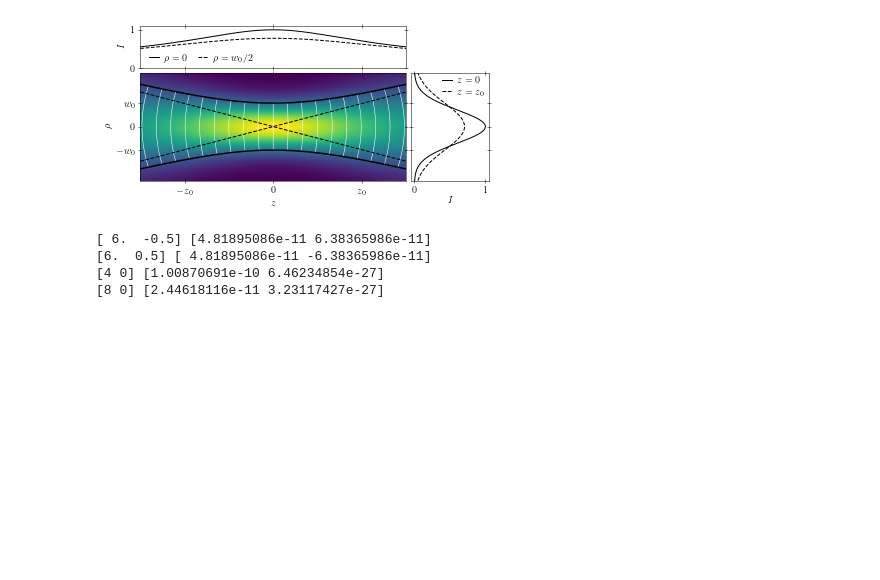
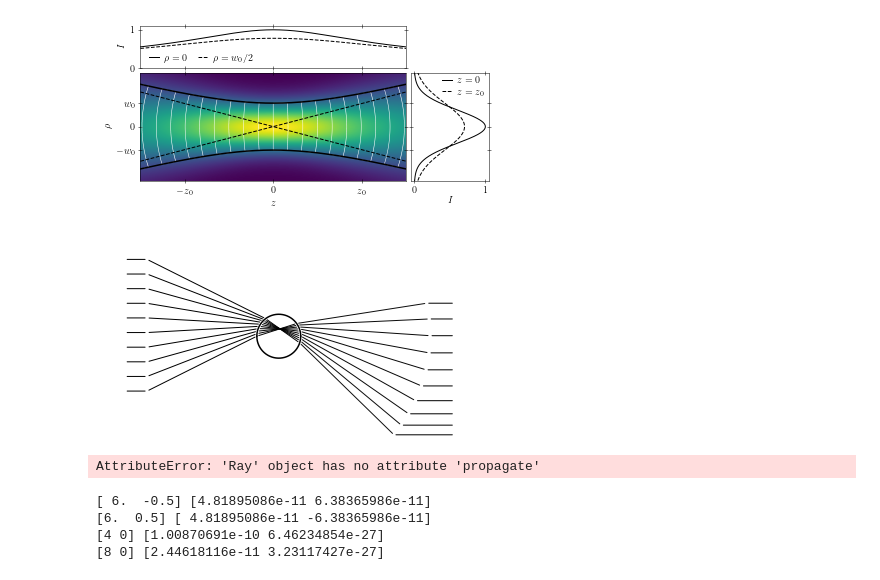
Before and after one commit to lhillber/brownian, a Jupyter notebook: notebooks/light_waves.ipynb, the cells around one changed output. Drawn from its saved outputs; the diff is of its cells as text; code cells hidden in the pictures; blank space fills up the shorter version.

```diff
--- a/notebooks/light_waves.ipynb
+++ b/notebooks/light_waves.ipynb
@@ -398,6 +398,78 @@ def net_force(center, radius, focal_length, x_lens, beam_power, beam_waist, N_re
         ax.annotate("", xytext=center, xy=center+force*5e10,annotation_clip=False,
                     arrowprops=dict(arrowstyle="->", color="crimson"))
     return force
+# %%
+fig, ax = plt.subplots(1,1, figsize=(5.5, 3))
+
+radius = 1
+focal_length  = 6*radius
+n1 = 1.0
+n2 = 1.47
+c = 3e8
+beam_power = 50e-3
+beam_waist = radius
+polarization = "s"
+N_reflections = 0
+
+
+R_lens = 3*radius
+N_rays = 10
+x_lens = np.linspace(-R_lens, R_lens,  N_rays)
+
+center=[focal_length, -0.5]
+
+P0 = beam_power / len(x_lens)
+#P0 = beam_power / np.sum(np.exp(-2*x_lens**2/beam_waist**2))
+force = 0
+for x0 in x_lens:
+    focus = np.array([focal_length, 0])
+    #focus = np.array([focal_length, x0])
+    origin = np.array([0, x0])
+    direction = normalize(focus - origin)
+    power = P0
+    #power = P0 * np.exp(-2*(x0**2)/beam_waist**2)
+    ax.annotate("", xytext=[-radius, x0], xy=[0, x0], annotation_clip=False,
+                arrowprops=dict(arrowstyle="-", color="k"))
+    #rayp.plot(ax=ax, length=2.3, alpha=np.sqrt(ray0.power/P0),arrowstyle="-")
+    ray0 = Ray(origin, direction, power, polarization=polarization)
+    try:
+        external_rays, internal_rays = trace_rays(ray0, center, radius, n1, n2, N_reflections)
+    except TypeError:
+        if ax:
+            ray0.plot(ax=ax, length=2.3, alpha=np.sqrt(ray0.power/P0),arrowstyle="-")
+        continue
+    force += n2/c * (ray0.power*ray0.direction - sum(ray.power*ray.direction for ray in external_rays))
+    if ax:
+        ray0.plot(ax=ax, alpha=np.sqrt(ray0.power/P0), arrowstyle="-")
+        for ray in internal_rays:
+            ray.plot(ax=ax,alpha=np.sqrt(ray.power/P0))
+        for rayi, ray in enumerate(external_rays):
+            if rayi ==1:
+                length = 6*radius
+                ax.annotate("", xytext=ray.termination(length), xy=np.array([14, ray.termination(length)[1]]), annotation_clip=False,
+                arrowprops=dict(arrowstyle="-", color="k"))
+                ray.plot(ax=ax, alpha=np.sqrt(ray.power/P0), length=length, arrowstyle="-")
+
+if ax:
+    zs_circle = np.linspace(center[0]-radius, center[0]+radius, 1000)
+    xs_circle1 = center[1] + np.sqrt(radius**2 - (zs_circle-center[0])**2)
+    xs_circle2 = center[1] - np.sqrt(radius**2 - (zs_circle-center[0])**2)
+    ax.plot(zs_circle, xs_circle1, c="k")
+    ax.plot(zs_circle, xs_circle2, c="k")
+    #ax.annotate("", xytext=center, xy=center+force*5e10,annotation_clip=False,
+    #            arrowprops=dict(arrowstyle="->", color="crimson"))
+ax.set_xlim(focal_length-8*radius, focal_length+7*radius)
+ax.set_ylim(-4*radius, 4*radius)
+ax.set_aspect(1)
+ax.set_axis_off()
+plt.tight_layout()
+plt.savefig("figures/dissertation/talk/spere_down.png", dpi=600)
+# %% [output]
+[figure, added]
+# %%
+rayp.propagate(1)
+# %% [output]
+AttributeError: 'Ray' object has no attribute 'propagate'
 # %%
 
 radius = 1
```
Also changed, not shown: parts of 4 cells of this notebook, 5 other files.
